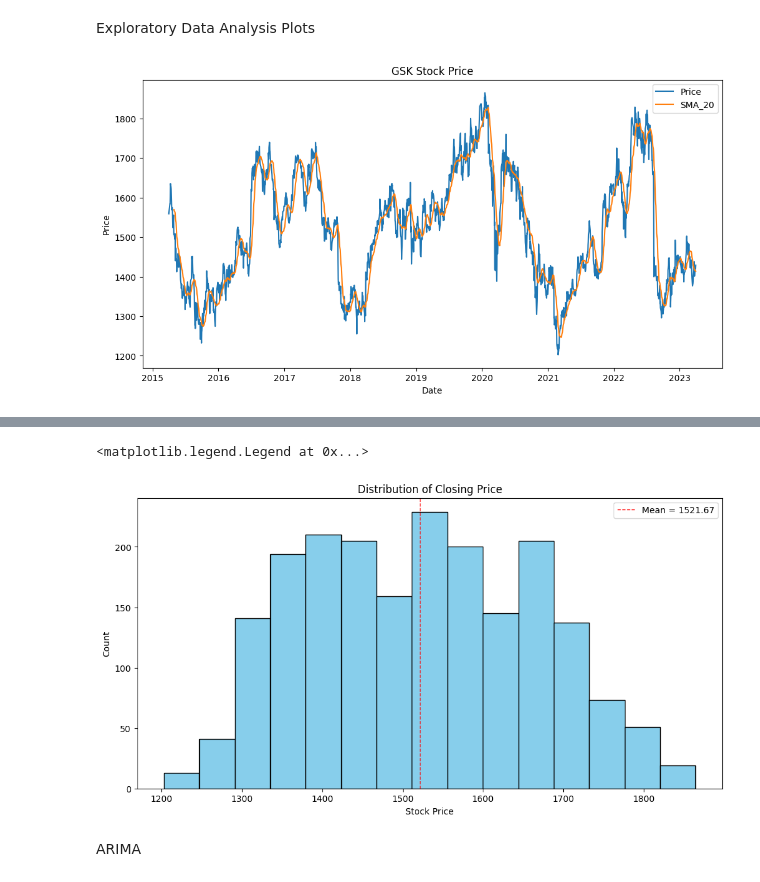
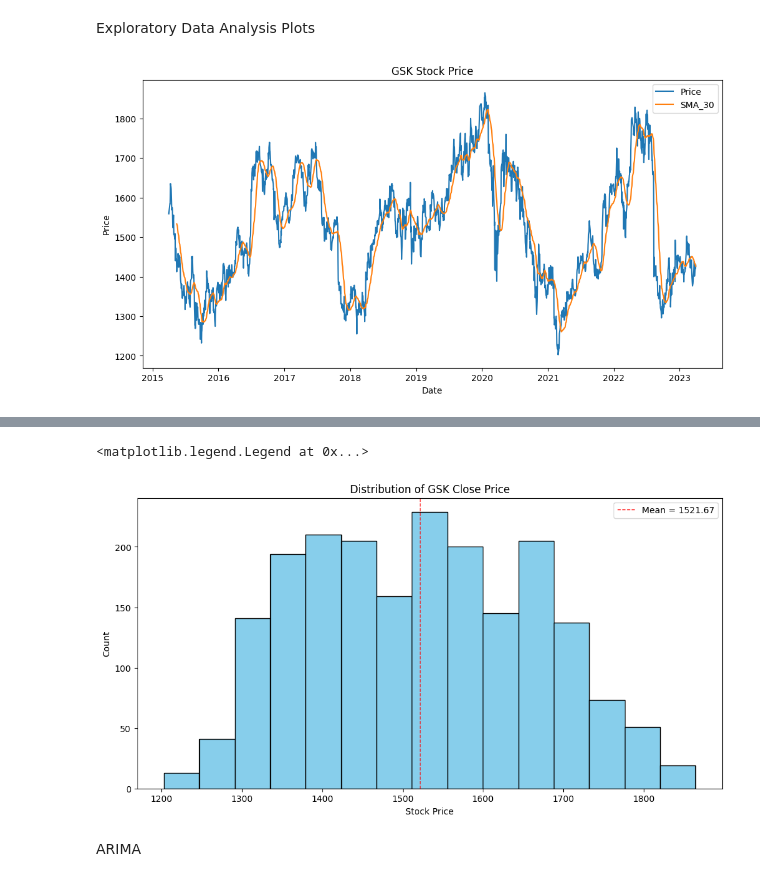
Before and after one commit to edeery3/Applied-Data-Science-1, a Jupyter notebook: GSK_Code.ipynb, the cells around one changed output, grey strips where cells are left out. Cells and saved outputs as stored; diff of their text form; code cells hidden in the pictures.

```diff
--- a/GSK_Code.ipynb
+++ b/GSK_Code.ipynb
@@ -51,7 +51,7 @@ gsk['Date'] = pd.to_datetime(gsk['Date'])
 gsk.set_index('Date', inplace=True)
 gsk.sort_index(inplace=True)
 # %%
-gsk['SMA_20'] = gsk['Price'].rolling(window=20).mean()
+gsk['SMA_30'] = gsk['Price'].rolling(window=30).mean()
 gsk['Volatility_20'] = gsk['Price'].rolling(window=20).std()
 # %%
 train_start = '2015-04-01'
@@ -69,14 +69,14 @@ Exploratory Data Analysis Plots
 # %%
 plt.figure(figsize = (12,6))
 plt.plot(train_gsk['Price'])
-plt.plot(train_gsk['SMA_20'])
+plt.plot(train_gsk['SMA_30'])
 plt.xlabel('Date')
 plt.ylabel('Price')
 plt.title('GSK Stock Price')
-plt.legend(['Price', 'SMA_20'])
+plt.legend(['Price', 'SMA_30'])
 plt.show()
 # %% [output]
-[figure, old version]
+[figure, new version]
 # %%
 fig = go.Figure(data=[go.Candlestick(
     open=train_gsk['Open'],
@@ -98,12 +98,12 @@ plt.figure(figsize = (12,6))
 plt.hist(train_gsk['Price'], bins = 15, lw = 2, edgecolor = 'black', color = 'skyblue')
 plt.xlabel('Stock Price')
 plt.ylabel('Count')
-plt.title('Distribution of Closing Price')
+plt.title('Distribution of GSK Close Price')
 plt.axvline(gsk_mean, color='red', linestyle='--', linewidth=1, label=f'Mean = {gsk_mean:.2f}')
 plt.legend()
 # %% [output]
 <matplotlib.legend.Legend at 0x...>
-[figure, old version]
+[figure, new version]
 # %% [markdown]
 ARIMA
 # %%
```
Also changed, not shown: parts of 13 cells of this notebook.
